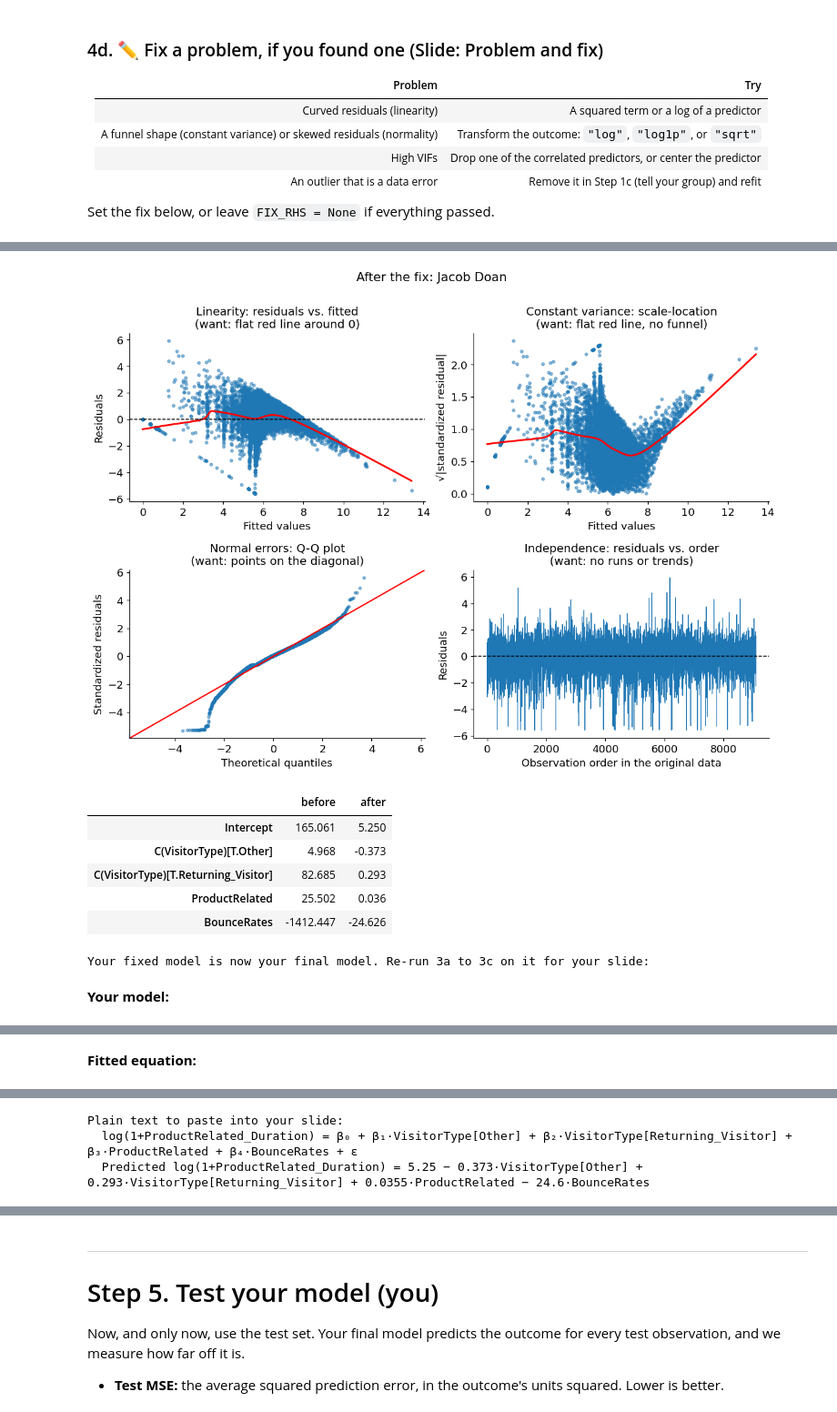
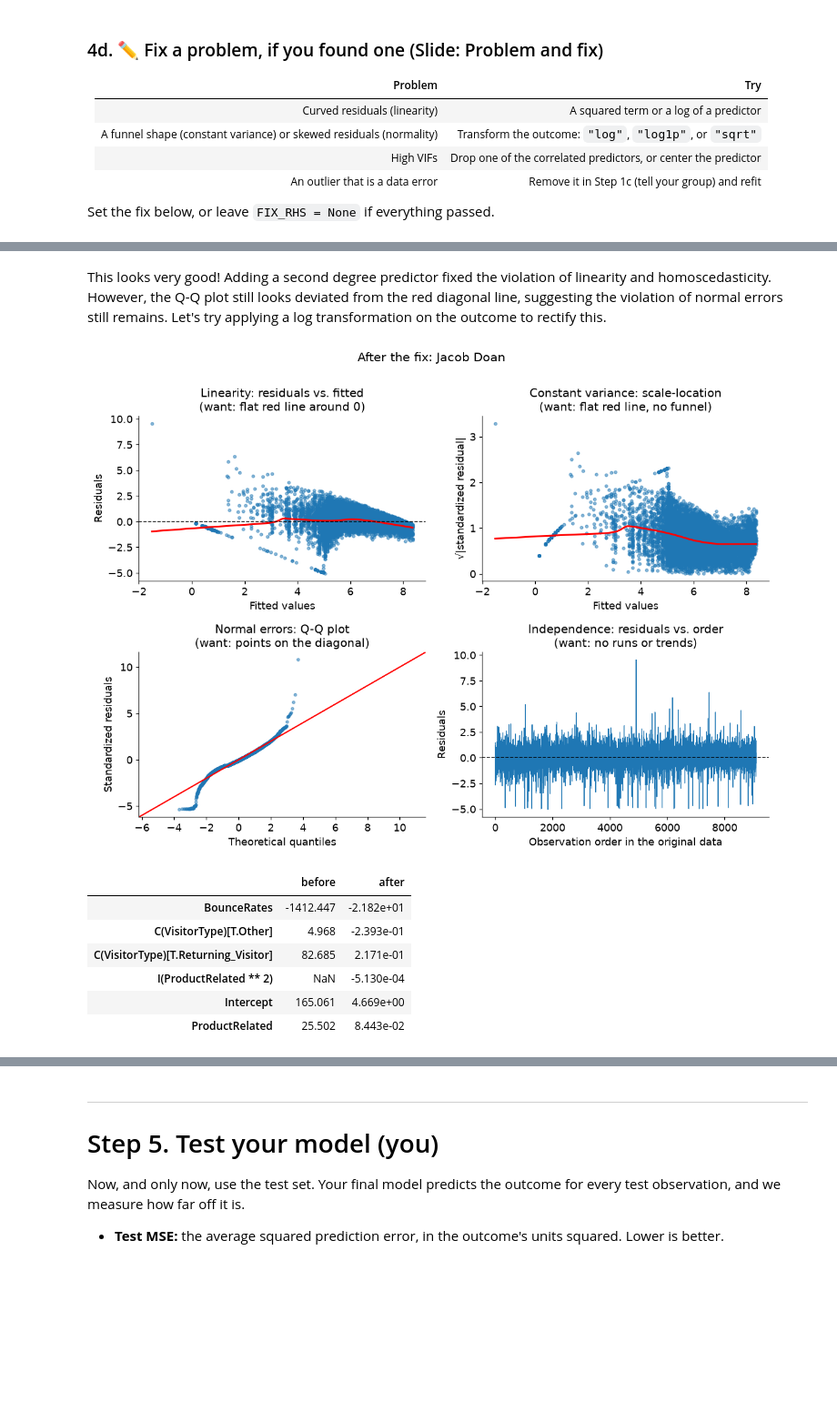
Before and after one commit to j2doan/online-purchase-behavior, a Jupyter notebook: notebooks/CP1_Jacob_Doan.ipynb, the cells around one changed output, grey strips where cells are left out. Shown at 91% size. Saved outputs shown, nothing was run; the diff lists cells and outputs as text; code cells hidden in the pictures; blank space fills up the shorter version.

Commit message:
removed my log(Y), better model

```diff
--- a/notebooks/CP1_Jacob_Doan.ipynb
+++ b/notebooks/CP1_Jacob_Doan.ipynb
@@ -709,0 +712,17 @@ Set the fix below, or leave `FIX_RHS = None` if everything passed.
+# %%
+# ✏️ EDIT: your fixed model, or leave as None
+FIX_RHS = "ProductRelated + I(ProductRelated**2) + BounceRates + C(VisitorType)" # e.g. RHS + " + I(Price**2)"
+FIX_TRANSFORM = OUTCOME_TRANSFORM       # e.g. "log"
+
+final_model, final_transform = model, OUTCOME_TRANSFORM
+if FIX_RHS is None:
+    print("No fix: your model from Step 3 is your final model.")
+else:
+    fixed = smf.ols(build_formula(FIX_RHS, FIX_TRANSFORM), data=train).fit()
+    assumption_plots(fixed, title=f"After the fix: {MY_NAME}")
+    display(pd.DataFrame({"before": model.params, "after": fixed.params}))
+    KEEP_FIX = True   # set to False if the fix didn't help
+    if KEEP_FIX:
+        final_model, final_transform = fixed, FIX_TRANSFORM
+        print("Your fixed model is now your final model. Re-run 3a to 3c on it for your slide:")
+        show_equations(final_model, final_transform)
@@ -710,27 +746,39 @@ Set the fix below, or leave `FIX_RHS = None` if everything passed.
+# %% [markdown]
+This looks very good! Adding a second degree predictor fixed the violation of linearity and homoscedasticity. However, the Q-Q plot still looks deviated from the red diagonal line, suggesting the violation of normal errors still remains. Let's try applying a log transformation on the outcome to rectify this.
+# %%
+# ✏️ EDIT: your name and your model
+MY_NAME = "Jacob Doan"
+RHS = "ProductRelated + BounceRates + C(VisitorType)" # the right-hand side of your model
+OUTCOME_TRANSFORM = "none" # "none", or optionally "log", "log1p" (outcome includes 0), "sqrt"
+
+# Other examples on the example data (each teammate uses different predictors):
+#   RHS = "Income + Age + C(Urban) + C(US)"
+#   RHS = "CompPrice + Price + I(Price**2) + C(US)"
+
+model = smf.ols(build_formula(RHS, OUTCOME_TRANSFORM), data=train).fit()
 # %%
 # ✏️ EDIT: your fixed model, or leave as None
-FIX_RHS = "ProductRelated + BounceRates + C(VisitorType)" # e.g. RHS + " + I(Price**2)"
+FIX_RHS = "ProductRelated + I(ProductRelated**2) + BounceRates + C(VisitorType)" # e.g. RHS + " + I(Price**2)"
 FIX_TRANSFORM = 'log1p'       # e.g. "log"
 
 final_model, final_transform = model, OUTCOME_TRANSFORM
 if FIX_RHS is None:
     print("No fix: your model from Step 3 is your final model.")
 else:
     fixed = smf.ols(build_formula(FIX_RHS, FIX_TRANSFORM), data=train).fit()
     assumption_plots(fixed, title=f"After the fix: {MY_NAME}")
     display(pd.DataFrame({"before": model.params, "after": fixed.params}))
-    KEEP_FIX = True   # set to False if the fix didn't help
+    KEEP_FIX = False   # set to False if the fix didn't help
     if KEEP_FIX:
         final_model, final_transform = fixed, FIX_TRANSFORM
         print("Your fixed model is now your final model. Re-run 3a to 3c on it for your slide:")
         show_equations(final_model, final_transform)
 # %% [output]
-[figure, old version]
+[figure, new version]
 |  | before | after |
-| Intercept | 165.061 | 5.250 |
-| C(VisitorType)[T.Other] | 4.968 | -0.373 |
-| C(VisitorType)[T.Returning_Visitor] | 82.685 | 0.293 |
-| ProductRelated | 25.502 | 0.036 |
-| BounceRates | -1412.447 | -24.626 |
+| BounceRates | -1412.447 | -2.182e+01 |
+| C(VisitorType)[T.Other] | 4.968 | -2.393e-01 |
+| C(VisitorType)[T.Returning_Visitor] | 82.685 | 2.171e-01 |
+| I(ProductRelated ** 2) | NaN | -5.130e-04 |
+| Intercept | 165.061 | 4.669e+00 |
+| ProductRelated | 25.502 | 8.443e-02 |
-Your fixed model is now your final model. Re-run 3a to 3c on it for your slide:
-**Your model:**
@@ -738 +784,0 @@ $\displaystyle \log(1+\text{ProductRelated_Duration}) = \beta_0 + \beta_{1}\,\te
-**Fitted equation:**
@@ -740,3 +784,0 @@ $\displaystyle \widehat{\log(1+\text{ProductRelated_Duration})} = 5.25 - 0.373\,
-Plain text to paste into your slide:
-  log(1+ProductRelated_Duration) = β₀ + β₁·VisitorType[Other] + β₂·VisitorType[Returning_Visitor] + β₃·ProductRelated + β₄·BounceRates + ε
-  Predicted log(1+ProductRelated_Duration) = 5.25 − 0.373·VisitorType[Other] + 0.293·VisitorType[Returning_Visitor] + 0.0355·ProductRelated − 24.6·BounceRates
```
Also changed, not shown: parts of 23 cells of this notebook, 2 other files.
